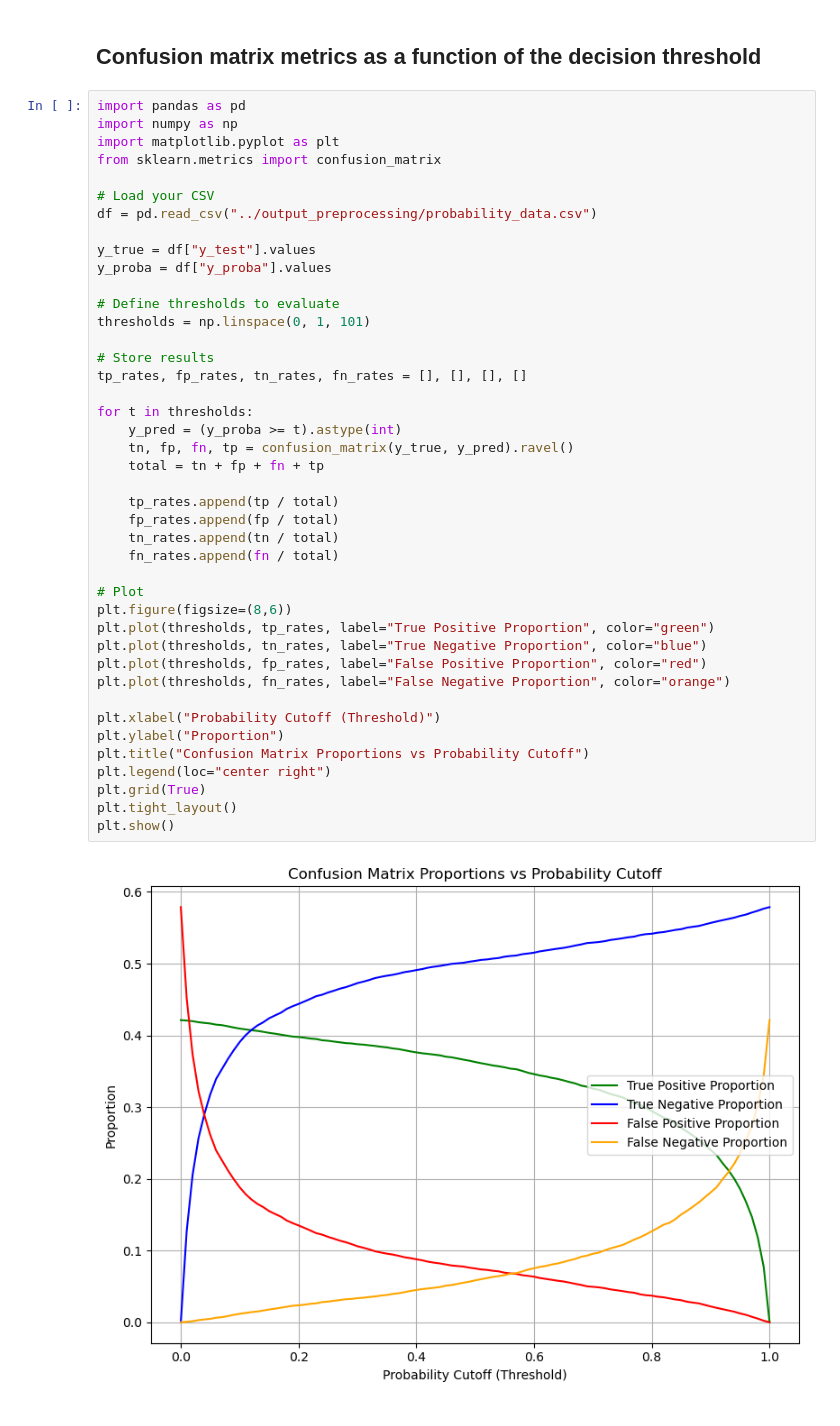
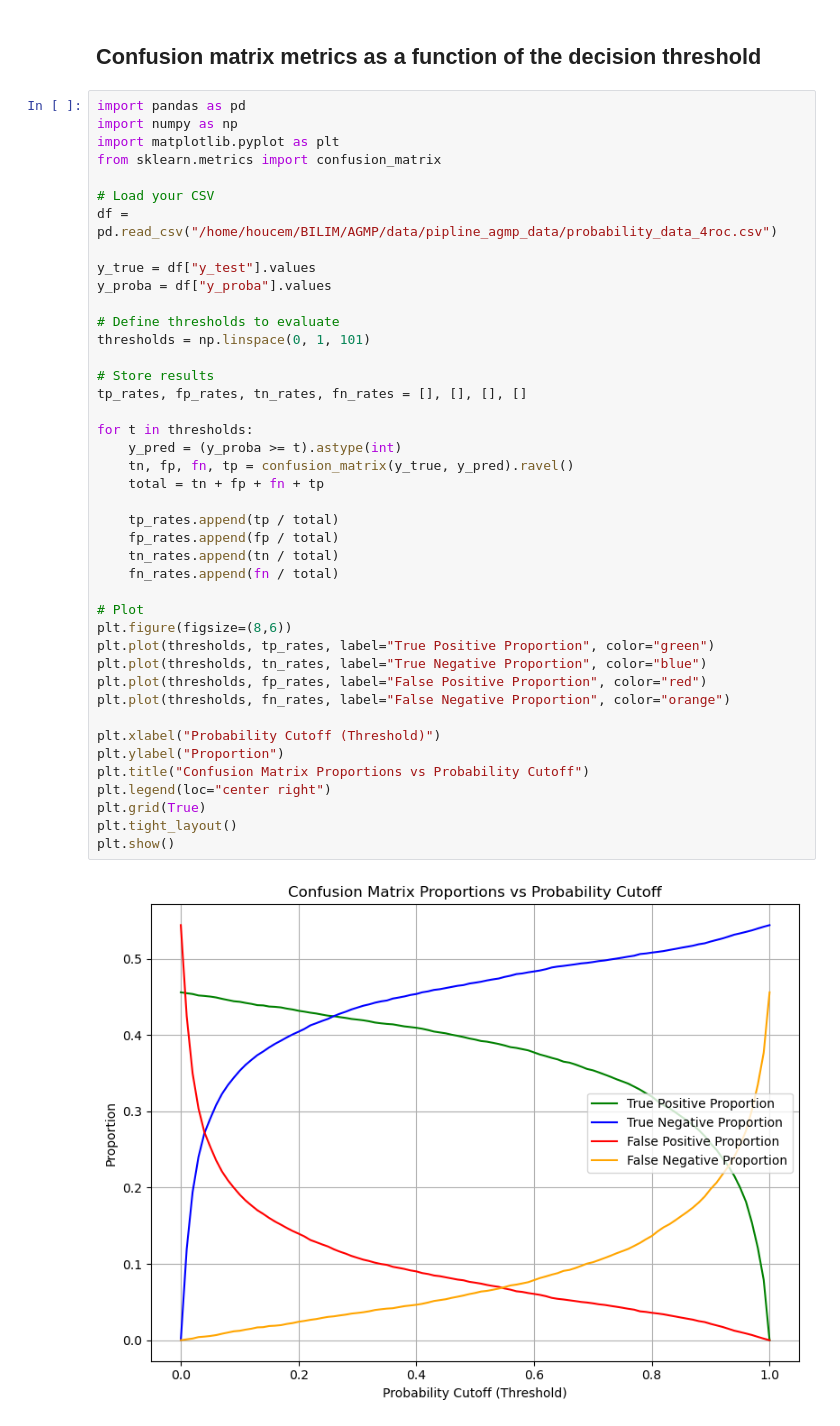
Before and after one commit to othmanResearch/pubmed_classifier, a Jupyter notebook: notebooks/plot_tsne.ipynb, the cells around one changed output. Cells and saved outputs as stored; diff of their text form.

```diff
--- a/notebooks/plot_tsne.ipynb
+++ b/notebooks/plot_tsne.ipynb
@@ -145,7 +145,7 @@ import matplotlib.pyplot as plt
 from sklearn.metrics import confusion_matrix
 
 # Load your CSV
-df = pd.read_csv("../output_preprocessing/probability_data.csv")
+df = pd.read_csv("/home/houcem/BILIM/AGMP/data/pipline_agmp_data/probability_data_4roc.csv")
 
 y_true = df["y_test"].values
 y_proba = df["y_proba"].values
@@ -154,34 +154,34 @@ y_proba = df["y_proba"].values
 thresholds = np.linspace(0, 1, 101)
 
 # Store results
 tp_rates, fp_rates, tn_rates, fn_rates = [], [], [], []
 
 for t in thresholds:
     y_pred = (y_proba >= t).astype(int)
     tn, fp, fn, tp = confusion_matrix(y_true, y_pred).ravel()
     total = tn + fp + fn + tp
 
     tp_rates.append(tp / total)
     fp_rates.append(fp / total)
     tn_rates.append(tn / total)
     fn_rates.append(fn / total)
 
 # Plot
 plt.figure(figsize=(8,6))
 plt.plot(thresholds, tp_rates, label="True Positive Proportion", color="green")
 plt.plot(thresholds, tn_rates, label="True Negative Proportion", color="blue")
 plt.plot(thresholds, fp_rates, label="False Positive Proportion", color="red")
 plt.plot(thresholds, fn_rates, label="False Negative Proportion", color="orange")
 
 plt.xlabel("Probability Cutoff (Threshold)")
 plt.ylabel("Proportion")
 plt.title("Confusion Matrix Proportions vs Probability Cutoff")
 plt.legend(loc="center right")
 plt.grid(True)
 plt.tight_layout()
 plt.show()
 # %% [output]
-[figure, old version]
+[figure, new version]
 # %%
 import pandas as pd
 from sklearn.metrics import confusion_matrix
```
Also changed, not shown: parts of 11 cells of this notebook, 6 other files.
